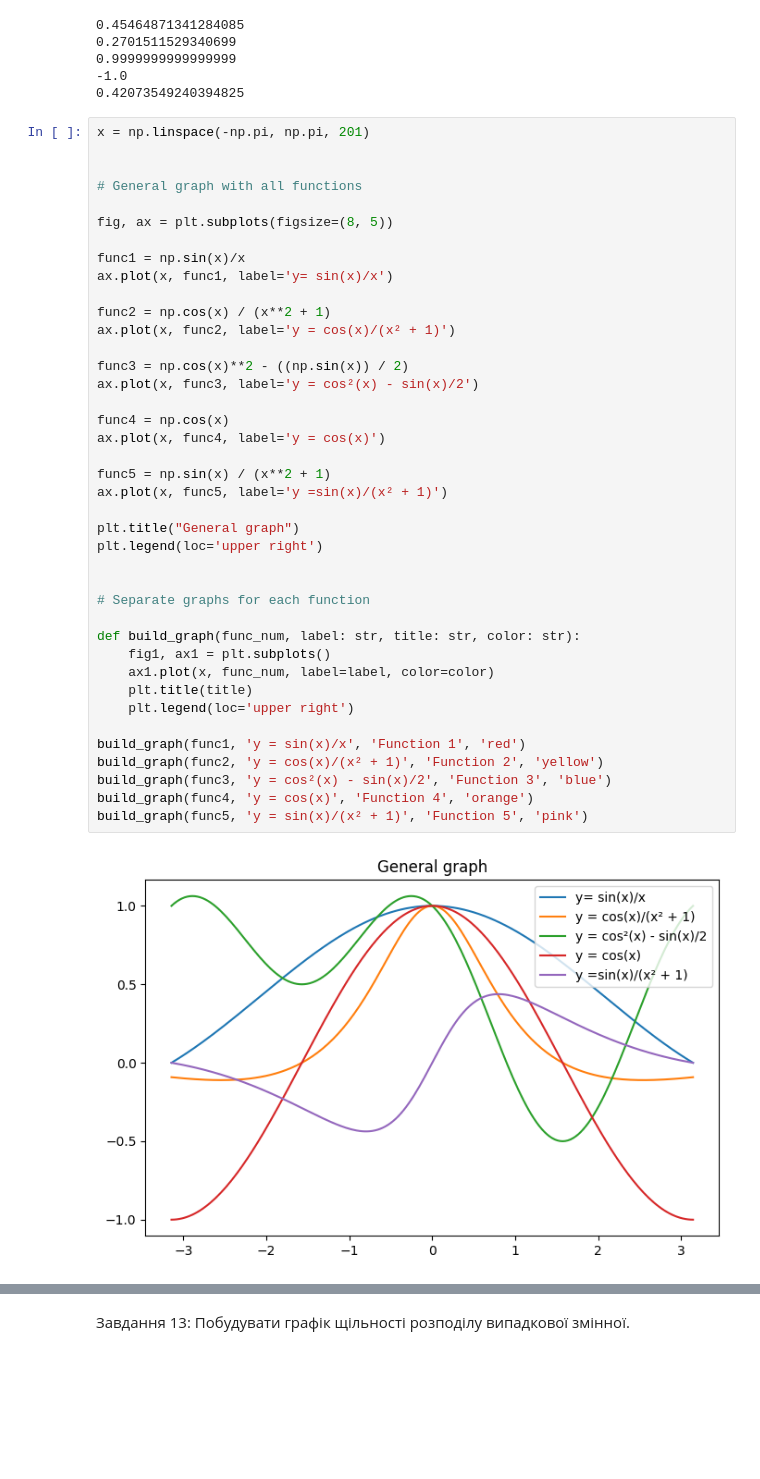
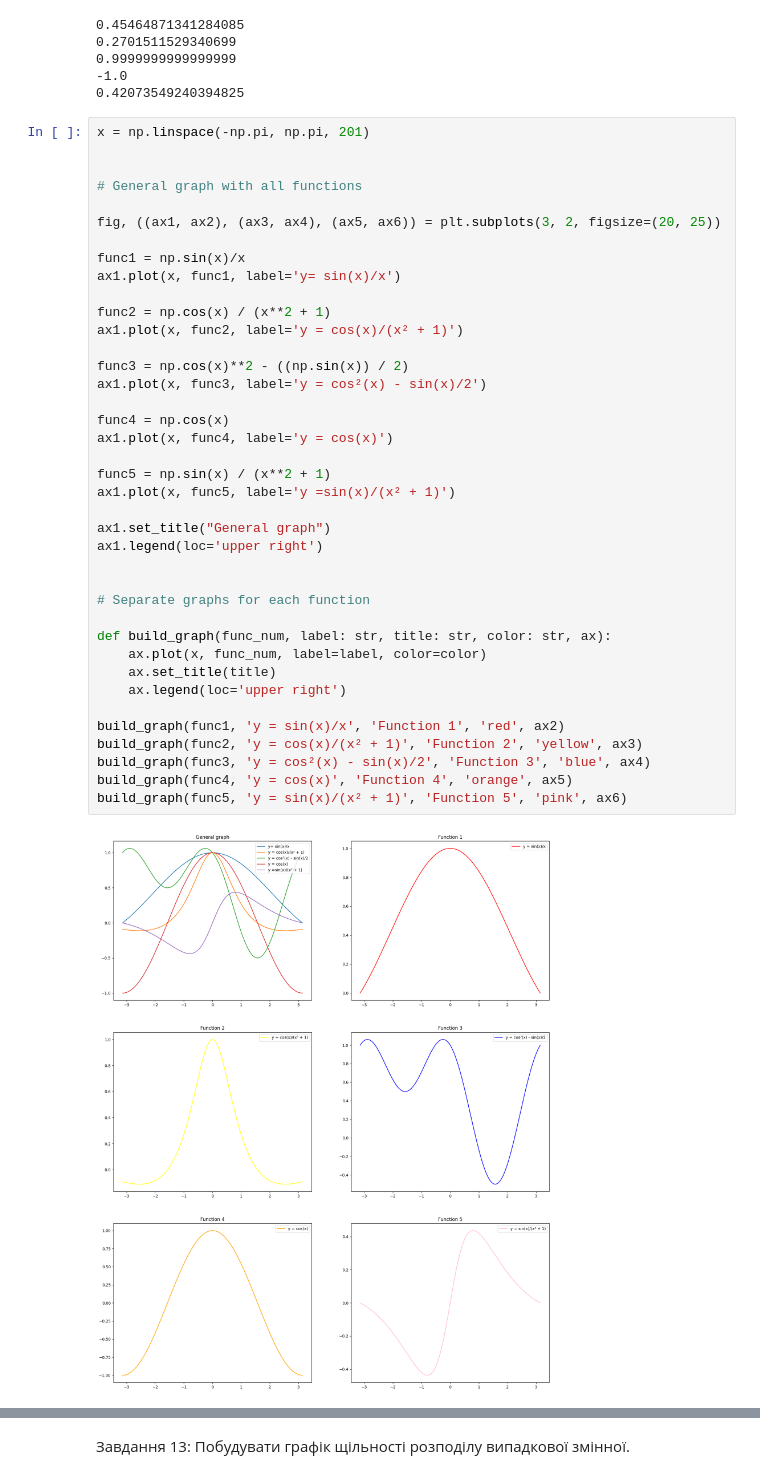
Before and after one commit to HumnytskaLiza/ai-labs, a Jupyter notebook: task1/task1_basic_ai_python_liza_humnytska.ipynb, the cells around one changed output, grey strips where cells are left out. Saved outputs shown, nothing was run; the diff lists cells and outputs as text; blank space fills up the shorter version.

```diff
--- a/task1/task1_basic_ai_python_liza_humnytska.ipynb
+++ b/task1/task1_basic_ai_python_liza_humnytska.ipynb
@@ -400,42 +400,41 @@ print(get_func5(1))
 # %%
 x = np.linspace(-np.pi, np.pi, 201)
 
 
 # General graph with all functions
 
-fig, ax = plt.subplots(figsize=(8, 5))
+fig, ((ax1, ax2), (ax3, ax4), (ax5, ax6)) = plt.subplots(3, 2, figsize=(20, 25))
 
 func1 = np.sin(x)/x
-ax.plot(x, func1, label='y= sin(x)/x')
+ax1.plot(x, func1, label='y= sin(x)/x')
 
 func2 = np.cos(x) / (x**2 + 1)
-ax.plot(x, func2, label='y = cos(x)/(x² + 1)')
+ax1.plot(x, func2, label='y = cos(x)/(x² + 1)')
 
 func3 = np.cos(x)**2 - ((np.sin(x)) / 2)
-ax.plot(x, func3, label='y = cos²(x) - sin(x)/2')
+ax1.plot(x, func3, label='y = cos²(x) - sin(x)/2')
 
 func4 = np.cos(x)
-ax.plot(x, func4, label='y = cos(x)')
+ax1.plot(x, func4, label='y = cos(x)')
 
 func5 = np.sin(x) / (x**2 + 1)
-ax.plot(x, func5, label='y =sin(x)/(x² + 1)')
+ax1.plot(x, func5, label='y =sin(x)/(x² + 1)')
 
-plt.title("General graph")
-plt.legend(loc='upper right')
+ax1.set_title("General graph")
+ax1.legend(loc='upper right')
 
 
 # Separate graphs for each function
 
-def build_graph(func_num, label: str, title: str, color: str):
-    fig1, ax1 = plt.subplots()
-    ax1.plot(x, func_num, label=label, color=color)
-    plt.title(title)
-    plt.legend(loc='upper right')
+def build_graph(func_num, label: str, title: str, color: str, ax):
+    ax.plot(x, func_num, label=label, color=color)
+    ax.set_title(title)
+    ax.legend(loc='upper right')
 
-build_graph(func1, 'y = sin(x)/x', 'Function 1', 'red')
-build_graph(func2, 'y = cos(x)/(x² + 1)', 'Function 2', 'yellow')
-build_graph(func3, 'y = cos²(x) - sin(x)/2', 'Function 3', 'blue')
-build_graph(func4, 'y = cos(x)', 'Function 4', 'orange')
-build_graph(func5, 'y = sin(x)/(x² + 1)', 'Function 5', 'pink')
+build_graph(func1, 'y = sin(x)/x', 'Function 1', 'red', ax2)
+build_graph(func2, 'y = cos(x)/(x² + 1)', 'Function 2', 'yellow', ax3)
+build_graph(func3, 'y = cos²(x) - sin(x)/2', 'Function 3', 'blue', ax4)
+build_graph(func4, 'y = cos(x)', 'Function 4', 'orange', ax5)
+build_graph(func5, 'y = sin(x)/(x² + 1)', 'Function 5', 'pink', ax6)
 # %% [output]
-[figure, old version]
+[figure, new version]
```
Also changed, not shown: parts of 1 cell of this notebook, 2 other files.
